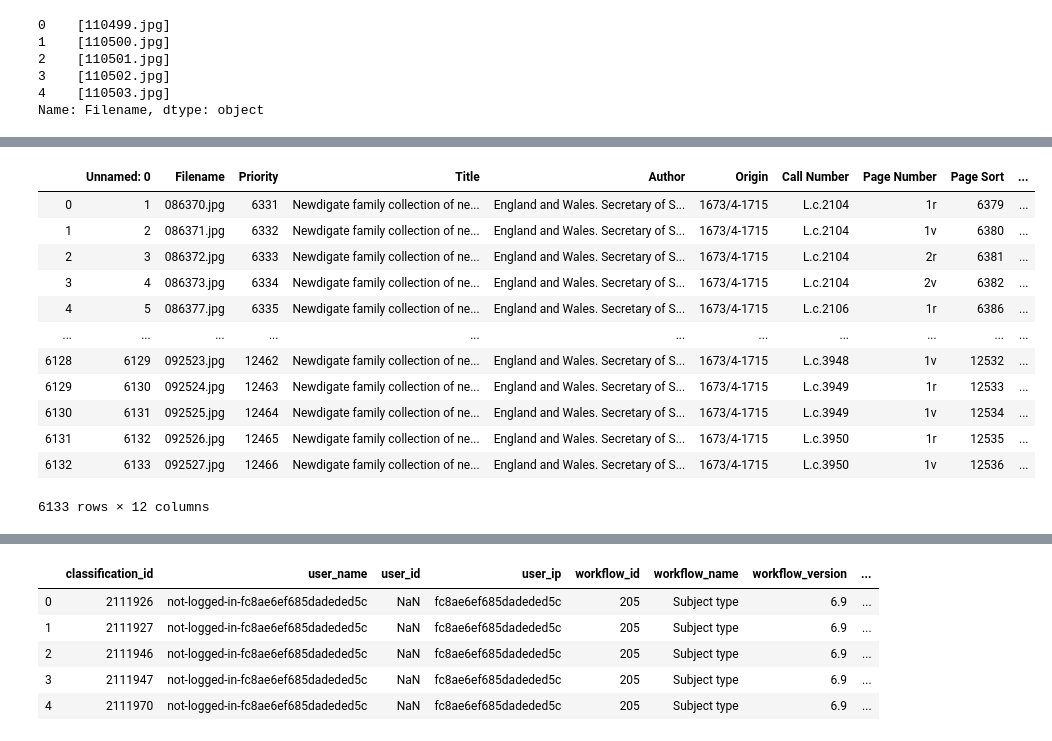
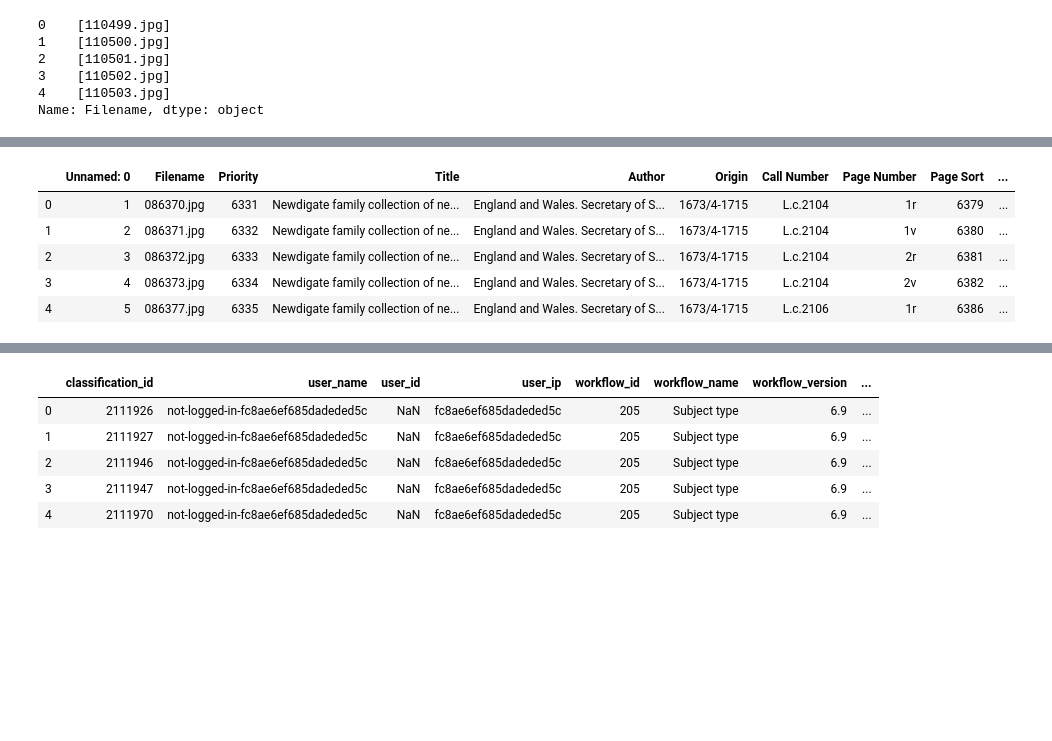
Before and after one commit to nisaputri/The-Shakespeares-UMD, a Jupyter notebook: Shakespeare Data Cleaning and Processing.ipynb, the cells around one changed output, grey strips where cells are left out. Saved outputs shown, nothing was run; the diff lists cells and outputs as text; code cells hidden in the pictures; blank space fills up the shorter version.

```diff
--- a/Shakespeare Data Cleaning and Processing.ipynb
+++ b/Shakespeare Data Cleaning and Processing.ipynb
@@ -60,19 +35,12 @@ subject
 # %%
-newsletters
+newsletters.head()
 # %% [output]
 |  | Unnamed: 0 | Filename | Priority | Title | Author | Origin | Call Number | Page Number | Page Sort | ... |
 | 0 | 1 | 086370.jpg | 6331 | Newdigate family collection of ne... | England and Wales. Secretary of S... | 1673/4-1715 | L.c.2104 | 1r | 6379 | ... |
 | 1 | 2 | 086371.jpg | 6332 | Newdigate family collection of ne... | England and Wales. Secretary of S... | 1673/4-1715 | L.c.2104 | 1v | 6380 | ... |
 | 2 | 3 | 086372.jpg | 6333 | Newdigate family collection of ne... | England and Wales. Secretary of S... | 1673/4-1715 | L.c.2104 | 2r | 6381 | ... |
 | 3 | 4 | 086373.jpg | 6334 | Newdigate family collection of ne... | England and Wales. Secretary of S... | 1673/4-1715 | L.c.2104 | 2v | 6382 | ... |
 | 4 | 5 | 086377.jpg | 6335 | Newdigate family collection of ne... | England and Wales. Secretary of S... | 1673/4-1715 | L.c.2106 | 1r | 6386 | ... |
-| ... | ... | ... | ... | ... | ... | ... | ... | ... | ... | ... |
-| 6128 | 6129 | 092523.jpg | 12462 | Newdigate family collection of ne... | England and Wales. Secretary of S... | 1673/4-1715 | L.c.3948 | 1v | 12532 | ... |
-| 6129 | 6130 | 092524.jpg | 12463 | Newdigate family collection of ne... | England and Wales. Secretary of S... | 1673/4-1715 | L.c.3949 | 1r | 12533 | ... |
-| 6130 | 6131 | 092525.jpg | 12464 | Newdigate family collection of ne... | England and Wales. Secretary of S... | 1673/4-1715 | L.c.3949 | 1v | 12534 | ... |
-| 6131 | 6132 | 092526.jpg | 12465 | Newdigate family collection of ne... | England and Wales. Secretary of S... | 1673/4-1715 | L.c.3950 | 1r | 12535 | ... |
-| 6132 | 6133 | 092527.jpg | 12466 | Newdigate family collection of ne... | England and Wales. Secretary of S... | 1673/4-1715 | L.c.3950 | 1v | 12536 | ... |
-6133 rows × 12 columns
 # %%
 merged = subject.merge(newsletters, how = 'inner', on = 'Filename')
 
```
Also changed, not shown: parts of 10 cells of this notebook.
